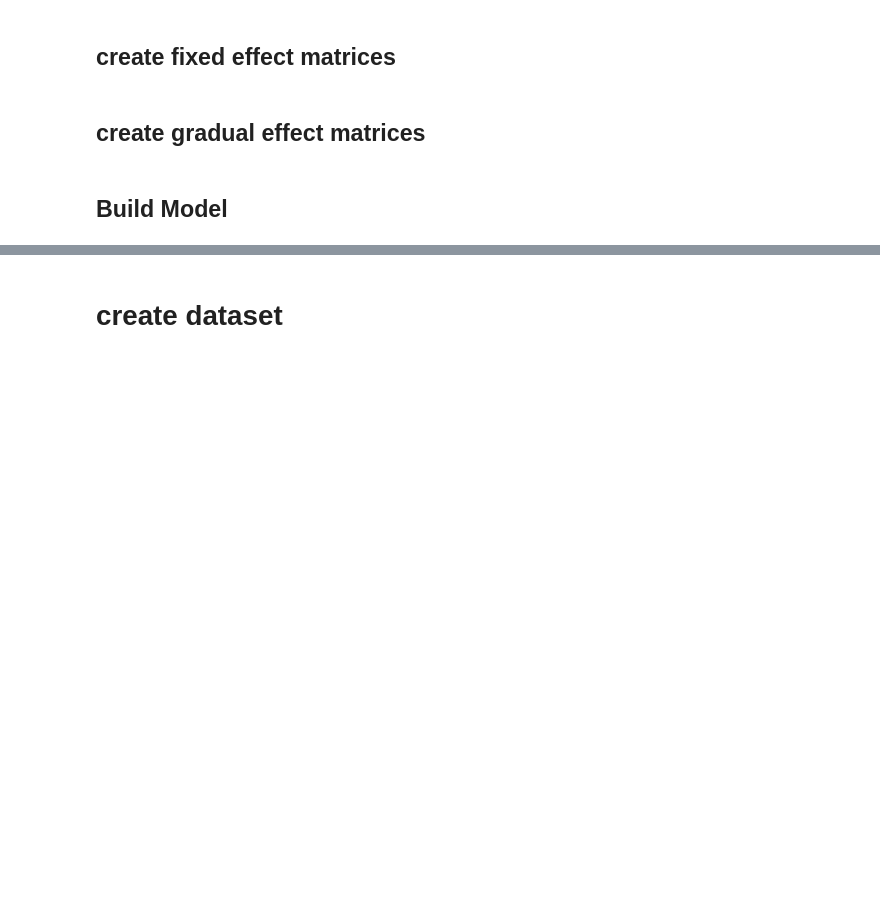
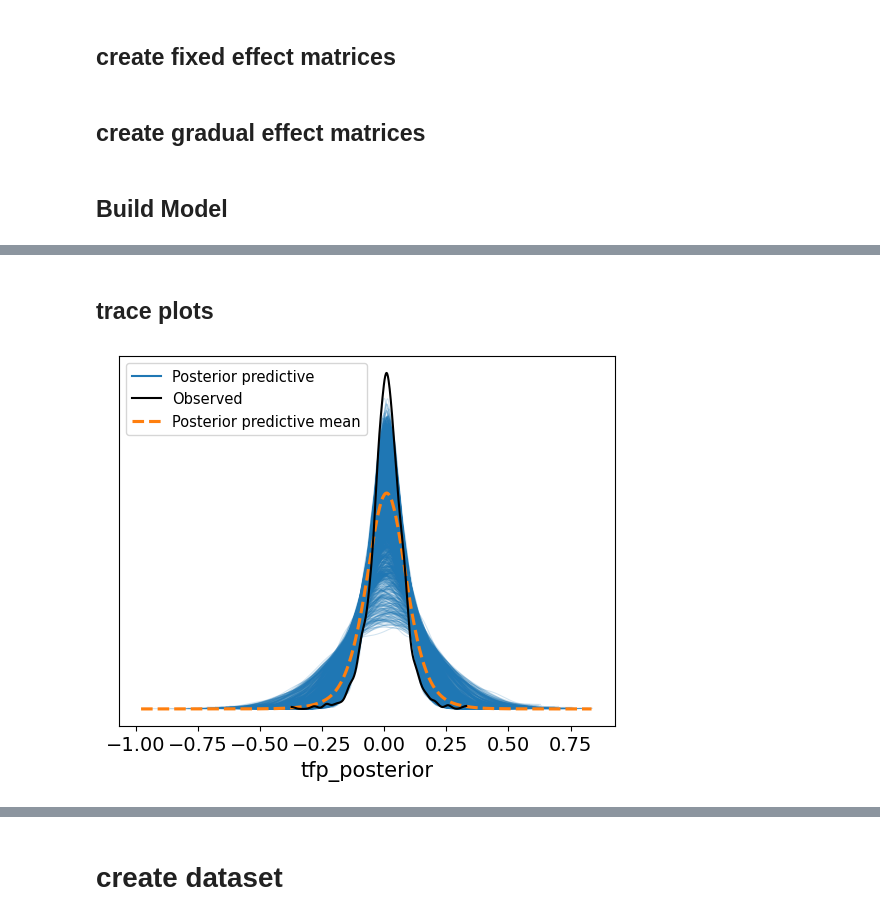
Before and after one commit to greenguy33/environmental-bayesian-modeling, a Jupyter notebook: notebooks/drought-agtfp-gdp-model.ipynb, the cells around one changed output, grey strips where cells are left out. Saved outputs shown, nothing was run; the diff lists cells and outputs as text; code cells hidden in the pictures; blank space fills up the shorter version.

```diff
--- a/notebooks/drought-agtfp-gdp-model.ipynb
+++ b/notebooks/drought-agtfp-gdp-model.ipynb
@@ -125,0 +210,7 @@ az.summary(trace, var_names=["drought_tfp_coef", "intercept", "tfp_sd"])
+# %% [markdown]
+## trace plots
+# %%
+fig = az.plot_ppc(posterior,var_names=["tfp_posterior"]).figure
+fig.show()
+# %% [output]
+[figure, added]
```
Also changed, not shown: parts of 13 cells of this notebook.
